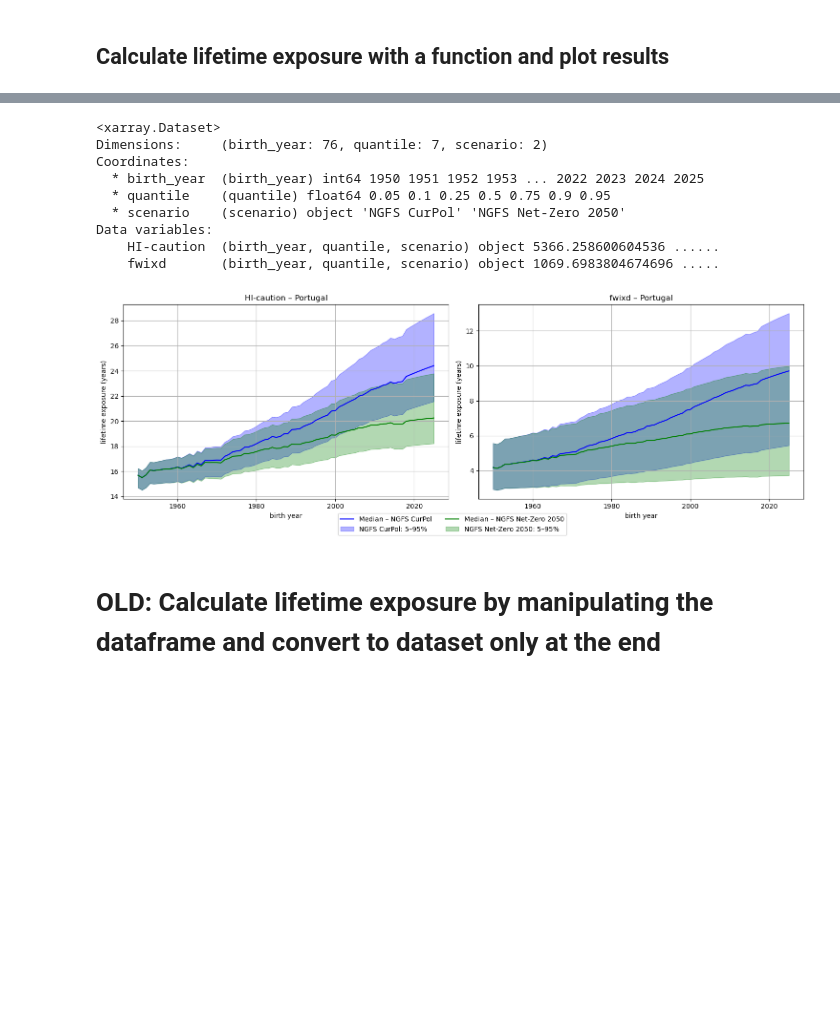
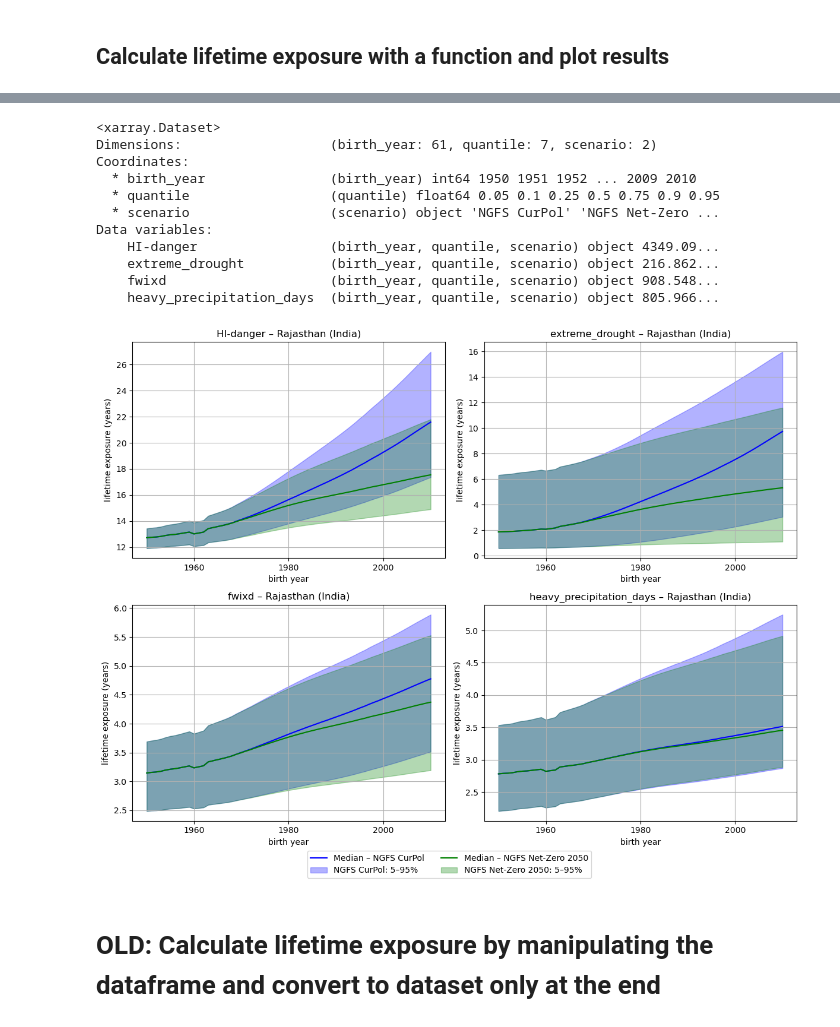
Before and after one commit to rosapietroiusti/dem4cli, a Jupyter notebook: notebooks/dem4cli-rime-x.ipynb, the cells around one changed output, grey strips where cells are left out. Saved outputs shown, nothing was run; the diff lists cells and outputs as text; code cells hidden in the pictures; blank space fills up the shorter version.

```diff
--- a/notebooks/dem4cli-rime-x.ipynb
+++ b/notebooks/dem4cli-rime-x.ipynb
@@ -266,19 +303,19 @@ low_quantile = 0.05
 high_quantile = 1 - low_quantile
 
 # Get unique indicators
-indicators = df_ts_quantiles_melted['indicator'].unique()
-scenarios = df_ts_quantiles_melted['scenario'].unique()
+indicator_list = df_ts_quantiles_melted['indicator'].unique()
+scenario_list = df_ts_quantiles_melted['scenario'].unique()
 
-fig, axs = plt.subplots(nrows=1, ncols=2, figsize=(15, 5))
-axs = axs.flatten() if len(indicators) > 1 else [axs]
+fig, axs = plt.subplots(nrows=2, ncols=2, figsize=(12, 9))
+axs = axs.flatten() if len(indicator_list) > 1 else [axs]
 
-for ind_index, ind in enumerate(indicators):
+for ind_index, ind in enumerate(indicator_list):
 
  # Filter data for the current indicator
     indicator_data = df_ts_quantiles_melted[df_ts_quantiles_melted['indicator'] == ind]
 
     # Loop through each scenario
-    for scen_index, scen in enumerate(scenarios):
+    for scen_index, scen in enumerate(scenario_list):
         # Filter data for the current scenario
         scen_data = indicator_data[indicator_data['scenario'] == scen]
 
@@ -289,14 +326,22 @@ for ind_index, ind in enumerate(indicators):
 
      # Set labels, titles and grid
     axs[ind_index].set_xlabel('Year')
-    axs[ind_index].set_ylabel('days per year')
-    axs[ind_index].set_title(f'{ind} - Portugal')
+
+    if ind in ['HI-caution', 'HI-danger', 'fwixd', 'heavy_precipitation_days']:
+        axs[ind_index].set_ylabel('days per year')
+    elif ind in ['extreme_drought']:
+        axs[ind_index].set_ylabel('area affected (%)')
+
+    if country == state:
+        axs[ind_index].set_title(f'{ind} - {country}')
+    else:
+        axs[ind_index].set_title(f'{ind} - {state} ({country})')
     axs[ind_index].grid(True)
     axs[ind_index].xaxis.set_major_locator(MultipleLocator(tick_interval))
 
 # Add a column legend
 handles, labels = axs[ind_index].get_legend_handles_labels()
-fig.legend(handles, labels, loc='lower center', ncol=2, bbox_to_anchor=(0.5, -0.05))
+fig.legend(handles, labels, loc='lower center', ncol=2, bbox_to_anchor=(0.5, -0.1))
 
 plt.tight_layout()
 plt.show()
@@ -305,4 +350,4 @@ plt.show()
 # %% [markdown]
 ## Calculate lifetime exposure with a function and plot results
 # %%
-ds_lifetime_exp_PT_test = calc_lifetime_exposure_rimex(df_life_expectancy_5, 1950, 2025, df_ts_quantiles, country='Portugal')
+ds_lifetime_exp = calc_lifetime_exposure_rimex(df_life_expectancy_5, 1950, 2010, df_ts_quantiles, country=country)
@@ -309,18 +357,20 @@ ds_lifetime_exp_PT_test = calc_lifetime_exposure_rimex(df_life_expectancy_5, 195
 # %%
-ds_lifetime_exp_PT_test
+ds_lifetime_exp
 # %% [output]
 <xarray.Dataset>
-Dimensions:     (birth_year: 76, quantile: 7, scenario: 2)
+Dimensions:                   (birth_year: 61, quantile: 7, scenario: 2)
 Coordinates:
-  * birth_year  (birth_year) int64 1950 1951 1952 1953 ... 2022 2023 2024 2025
-  * quantile    (quantile) float64 0.05 0.1 0.25 0.5 0.75 0.9 0.95
-  * scenario    (scenario) object 'NGFS CurPol' 'NGFS Net-Zero 2050'
+  * birth_year                (birth_year) int64 1950 1951 1952 ... 2009 2010
+  * quantile                  (quantile) float64 0.05 0.1 0.25 0.5 0.75 0.9 0.95
+  * scenario                  (scenario) object 'NGFS CurPol' 'NGFS Net-Zero ...
 Data variables:
-    HI-caution  (birth_year, quantile, scenario) object 5366.258600604536 ......
-    fwixd       (birth_year, quantile, scenario) object 1069.6983804674696 .....
+    HI-danger                 (birth_year, quantile, scenario) object 4349.09...
+    extreme_drought           (birth_year, quantile, scenario) object 216.862...
+    fwixd                     (birth_year, quantile, scenario) object 908.548...
+    heavy_precipitation_days  (birth_year, quantile, scenario) object 805.966...
 # %%
 # Convert lifetime exposure from cumulated days to cumulated years
-ds_lifetime_exp_toplot = ds_lifetime_exp_PT_test / 365.25
+ds_lifetime_exp_toplot = ds_lifetime_exp / 365.25
 # %%
 colors = ['blue', 'green']
 tick_interval = 20
@@ -329,16 +379,16 @@ low_q = 0.05
 mid_q = 0.5
 high_q = 0.95
 
-scenarios = ds_lifetime_exp_toplot.scenario.values
-indicators = list(ds_lifetime_exp_toplot.data_vars)
+scenario_list = ds_lifetime_exp_toplot.scenario.values
+indicator_list = list(ds_lifetime_exp_toplot.data_vars)
 
-fig, axs = plt.subplots(nrows=1, ncols=2, figsize=(15, 5))
+fig, axs = plt.subplots(nrows=2, ncols=2, figsize=(12, 9))
 axs = axs.flatten() if len(indicators) > 1 else [axs]
 
-for ind_idx, ind in enumerate(indicators):
+for ind_idx, ind in enumerate(indicator_list):
     da = ds_lifetime_exp_toplot[ind]
 
-    for scen_idx, scen in enumerate(scenarios):
+    for scen_idx, scen in enumerate(scenario_list):
 
         # Select quantiles
         median = da.sel(scenario=scen, quantile=mid_q).values
@@ -361,35 +411,38 @@ for ind_idx, ind in enumerate(indicators):
 
         # Fill uncertainty range
         axs[ind_idx].fill_between(
             birth_years,
             low,
             high,
             color=colors[scen_idx],
             alpha=0.3,
             label=f'{scen}: {int(low_q*100)}–{int(high_q*100)}%'
         )
 
     # Axis styling
-    axs[ind_idx].set_title(f'{ind} – Portugal')
+    if country == state:
+        axs[ind_idx].set_title(f'{ind} – {country}')
+    else:
+        axs[ind_idx].set_title(f'{ind} – {state} ({country})')
     axs[ind_idx].set_xlabel('birth year')
     axs[ind_idx].set_ylabel('lifetime exposure (years)')
     axs[ind_idx].grid(True)
     axs[ind_idx].xaxis.set_major_locator(MultipleLocator(tick_interval))
 
 # Shared legend (column legend)
 handles, labels = axs[-1].get_legend_handles_labels()
 fig.legend(
     handles,
     labels,
     loc='lower center',
     ncol=2,
     bbox_to_anchor=(0.5, -0.05)
 )
 
 plt.tight_layout()
 plt.show()
 # %% [output]
-[figure, old version]
+[figure, new version]
 # %% [markdown]
 # OLD: Calculate lifetime exposure by manipulating the dataframe and convert to dataset only at the end
 # %%
```
Also changed, not shown: parts of 16 cells of this notebook, 2 other files.
